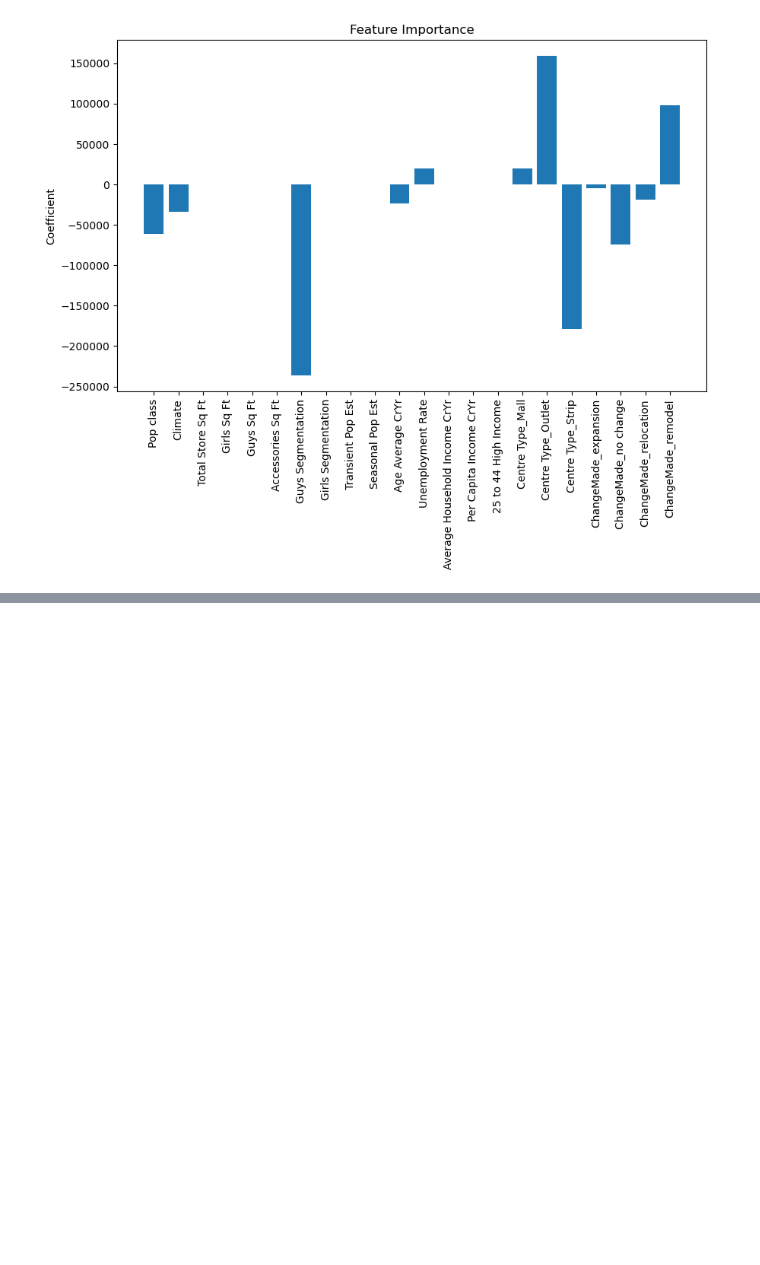
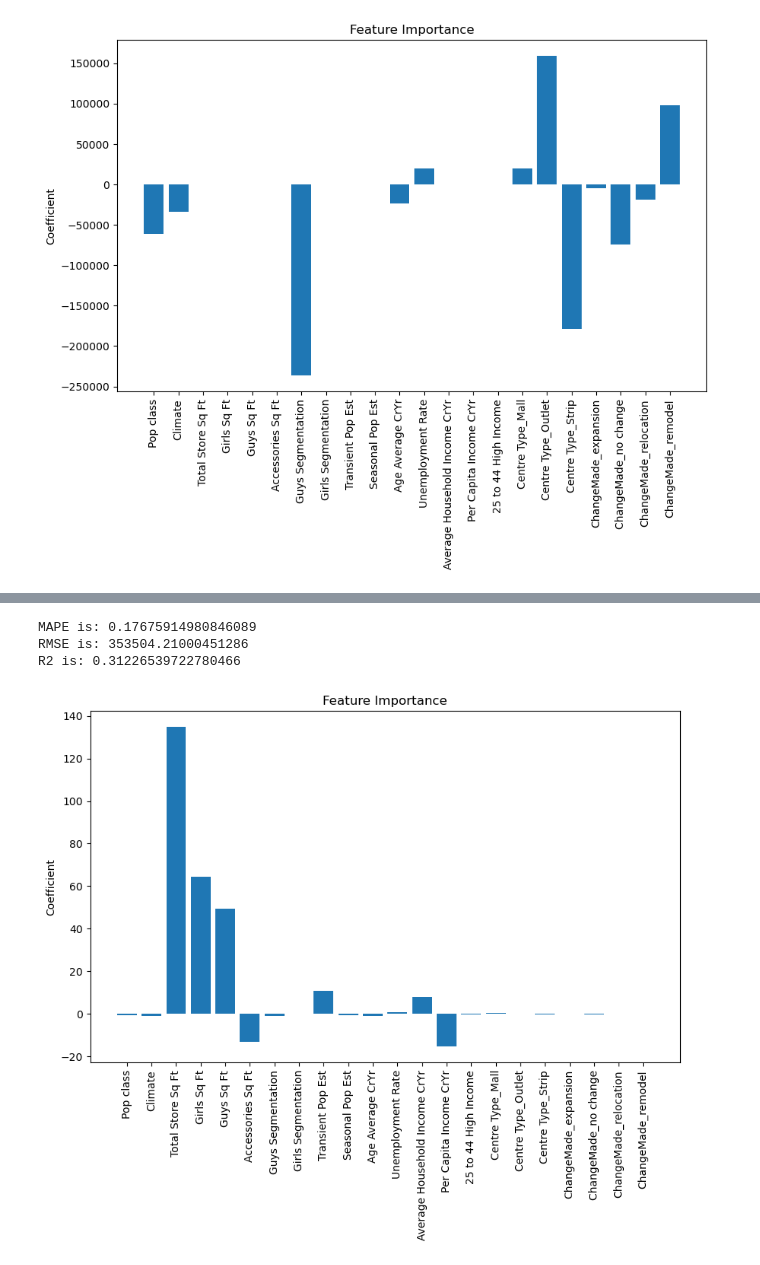
Before and after one commit to Hrsh-Venket/Tiger-Analytics, a Jupyter notebook: Assignment 4/Assignment 4.ipynb, the cells around one changed output, grey strips where cells are left out. Saved outputs shown, nothing was run; the diff lists cells and outputs as text; code cells hidden in the pictures; blank space fills up the shorter version.

```diff
--- a/Assignment 4/Assignment 4.ipynb
+++ b/Assignment 4/Assignment 4.ipynb
@@ -229,0 +287,31 @@ plt.show()
+# %%
+"""
+Here I show the results of Bayesian Ridge regression.
+
+As we see it performs worse on the given dataset, but it is a more robust model in general, so it is worth using.
+
+This means that across datasets, it is likely to perform better"""
+
+bayesian_ridge = sklearn.linear_model.BayesianRidge()
+bayesian_ridge.fit(X_train, y_train)
+
+pred = bayesian_ridge.predict(X_test)
+
+print(f"MAPE is: {sklearn.metrics.mean_absolute_percentage_error(y_test, pred)}")
+print(f"RMSE is: {sklearn.metrics.mean_squared_error(y_test, pred, squared=False)}")
+print(f"R2 is: {sklearn.metrics.r2_score(y_test, pred)}")
+
+feature_names = df.drop(columns='Sales').columns
+coefficients = bayesian_ridge.coef_
+
+plt.figure(figsize=(10, 6))
+plt.bar(feature_names, coefficients)
+plt.ylabel('Coefficient')
+plt.title('Feature Importance')
+plt.xticks(rotation=90)
+plt.show()
+# %% [output]
+MAPE is: 0.17675914980846089
+RMSE is: 353504.21000451286
+R2 is: 0.31226539722780466
+[figure, added]
```
Also changed, not shown: parts of 3 cells of this notebook.
